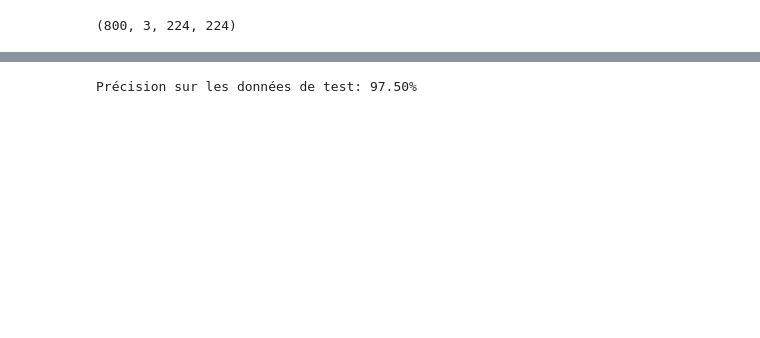
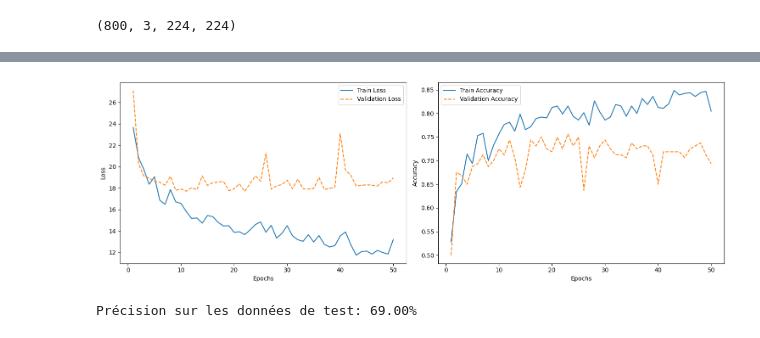
Before and after one commit to Amayas29/rhinoceros_hippopotamus_classification, a Jupyter notebook: classification_with_pretrain_cnn_with_color.ipynb, the cells around one changed output, grey strips where cells are left out. Drawn from its saved outputs; the diff is of its cells as text; code cells hidden in the pictures; blank space fills up the shorter version.

```diff
--- a/classification_with_pretrain_cnn_with_color.ipynb
+++ b/classification_with_pretrain_cnn_with_color.ipynb
@@ -18,6 +105,8 @@ SEED = 42
 torch.manual_seed(SEED)
 TRAIN_RATIO = 0.8
 N_CLASSES = 2
+
+save_path = Path("Models\model_resnet18_c.pch")
 # %%
 train_images, train_labels = load_dataset(test=False, color=True)
 test_images, test_labels = load_dataset(test=True, color=True)
@@ -28,9 +117,3 @@ train_images = np.repeat(train_images, 3, axis=1)
 train_images.shape
 # %% [output]
 (800, 3, 224, 224)
-# %%
-B, W, H = test_images.shape
-test_images = test_images.reshape((B, 1, W, H))
-test_images = np.repeat(test_images, 3, axis=1)
-
-test_images.shape
@@ -39,14 +151,13 @@ test_images.shape
 # %%
-
-# Charger un modèle pré-entraîné (ResNet18 dans cet exemple)
-model = models.resnet18(pretrained=True)
+# Charger un modèle pré-entraîné (ResNet18)
+model_resnet18 = models.resnet18(pretrained=True)
 
 # Geler les paramètres (poids) de toutes les couches du modèle
-for param in model.parameters():
+for param in model_resnet18.parameters():
     param.requires_grad = False
 
 # Remplacer la dernière couche de classification
-num_ftrs = model.fc.in_features
-model.fc = nn.Linear(num_ftrs, 2)
+num_ftrs = model_resnet18.fc.in_features
+model_resnet18.fc = nn.Linear(num_ftrs, 2)  # 2 classes pour la sortie
 
-# Afficher le résumé du modèle (nécessite torchsummary)
+liste_epoch, liste_train_loss, liste_val_loss, liste_train_acc, liste_val_acc = train_and_evaluate_model(model_resnet18, train_loader, val_loader, save_path = save_path, num_epochs=50, learning_rate=0.001)
@@ -144,18 +181,0 @@ test_loader = DataLoader(test_dataset, batch_size=32, shuffle=False)
-# %%
-# Calculer la précision sur les données de test
-correct = 0
-total = 0
-
-model.eval()  # Mettre le modèle en mode d'évaluation
-
-with torch.no_grad():
-    for images, labels in test_loader:
-        outputs = model(images)
-        _, predicted = torch.max(outputs.data, 1)
-        total += labels.size(0)
-        correct += (predicted == labels).sum().item()
-
-accuracy = 100 * correct / total
-print(f'Précision sur les données de test: {accuracy:.2f}%')
-# %% [output]
-Précision sur les données de test: 97.50%
@@ -173,0 +182,25 @@ plt.show()
+# %%
+plt.figure(figsize=(15, 5))
+
+plt.subplot(1, 2, 2)  # 2 rows, 1 column, this is the first subplot
+plt.plot(liste_epoch, liste_train_acc, label='Train Accuracy')
+plt.plot(liste_epoch, liste_val_acc, label='Validation Accuracy', linestyle='--')
+plt.xlabel('Epochs')
+plt.ylabel('Accuracy')
+plt.legend()
+
+# Subplot for Loss
+plt.subplot(1, 2, 1)  # 2 rows, 1 column, this is the second subplot
+plt.plot(liste_epoch, liste_train_loss, label='Train Loss')
+plt.plot(liste_epoch, liste_val_loss, label='Validation Loss', linestyle='--')
+plt.xlabel('Epochs')
+plt.ylabel('Loss')
+plt.legend()
+
+plt.tight_layout()  # Adjust layout for better spacing
+plt.show()
+
+calculate_accuracy(model_resnet18, test_loader)
+# %% [output]
+[figure, added]
+Précision sur les données de test: 69.00%
```
Also changed, not shown: parts of 11 cells of this notebook, 1 other file.
